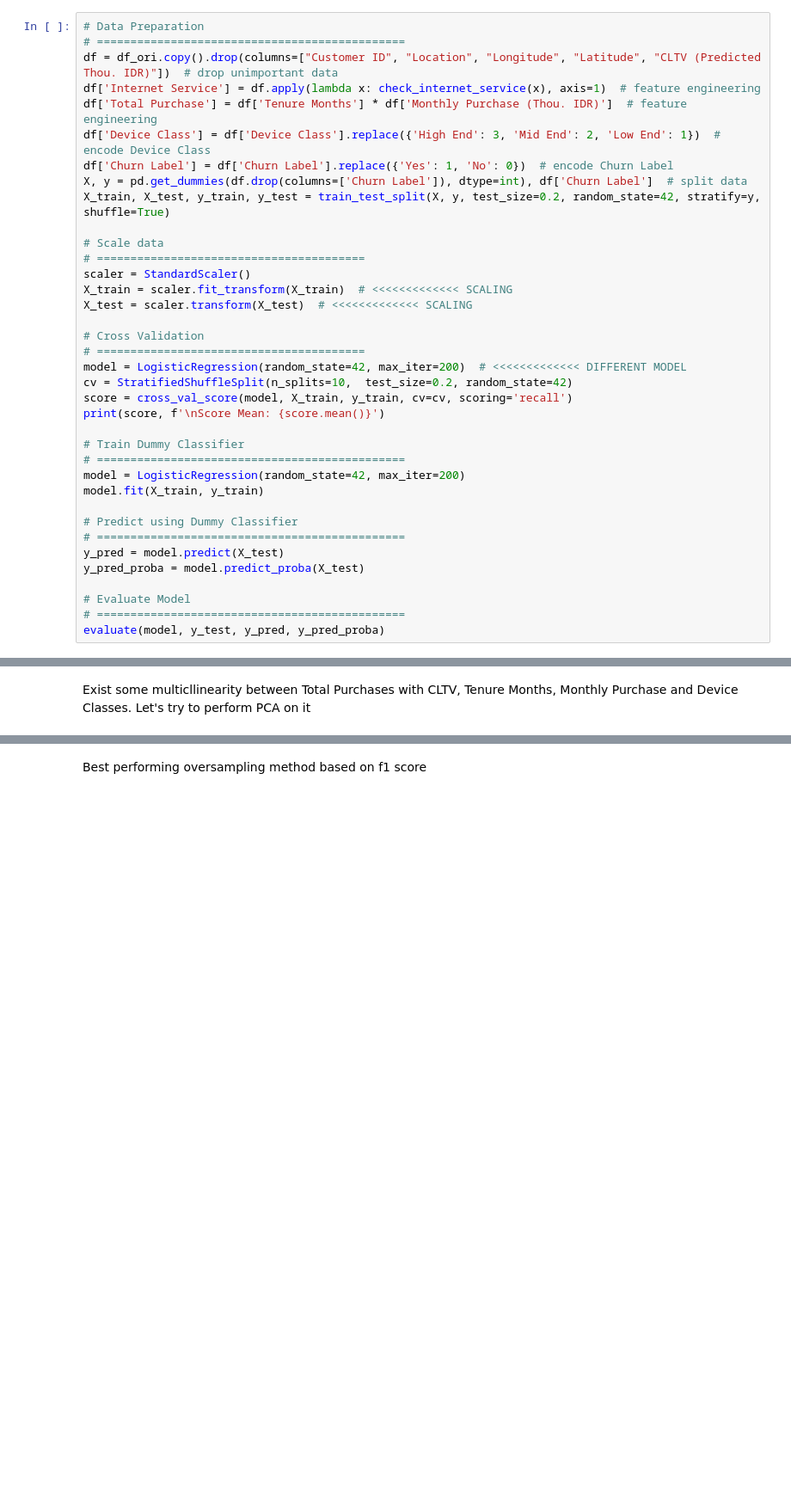
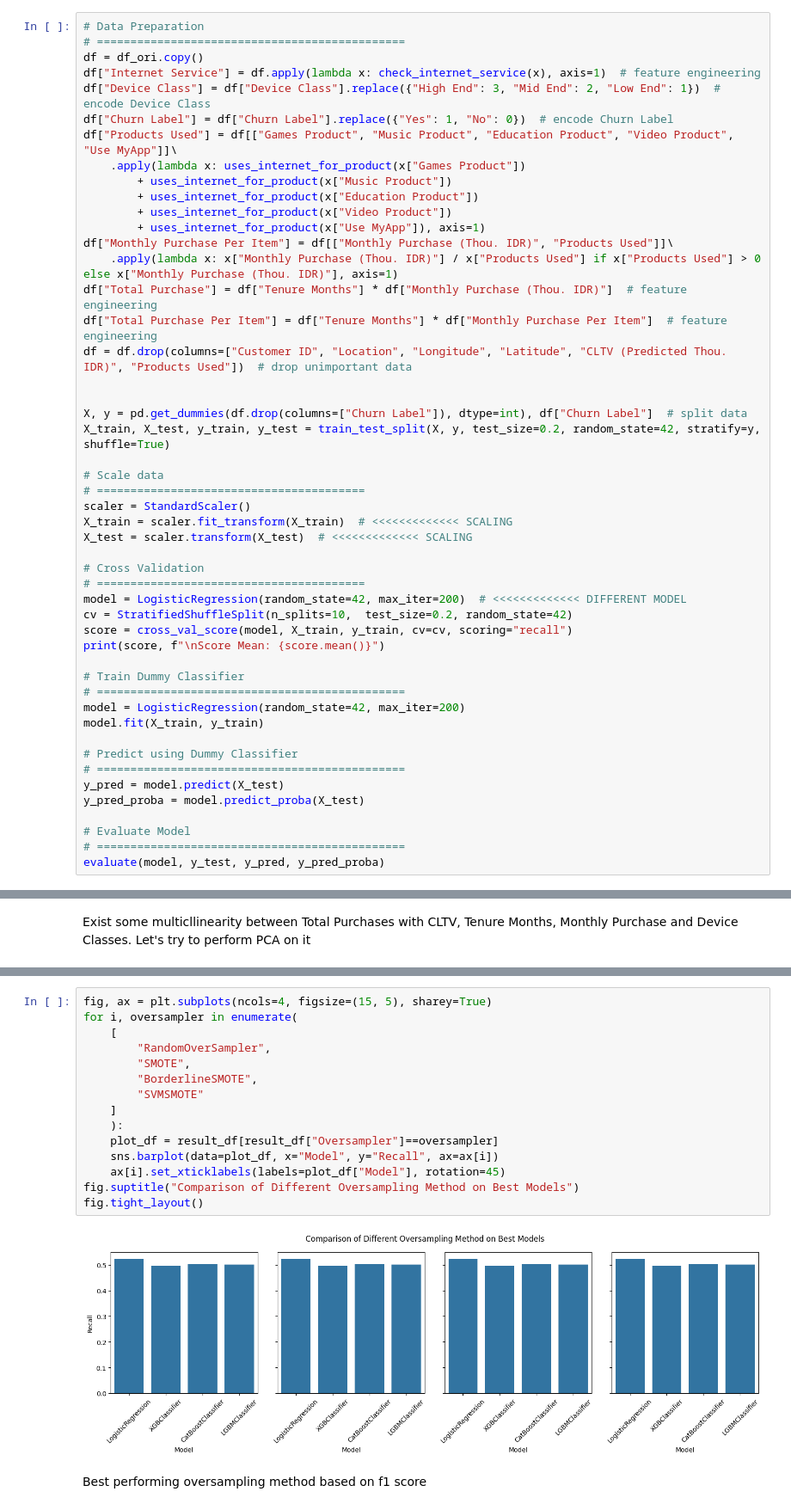
Before and after one commit to marcellinus-witarsah/data-challenge-dsw-2023, a Jupyter notebook: notebooks/03_churn_model.ipynb, the cells around one changed output, grey strips where cells are left out. Shown at 86% size. Saved outputs shown, nothing was run; the diff lists cells and outputs as text; blank space fills up the shorter version.

```diff
--- a/notebooks/03_churn_model.ipynb
+++ b/notebooks/03_churn_model.ipynb
@@ -679,12 +620,24 @@ def uses_internet_for_product(data):
 # %%
 # Data Preparation
 # ==============================================
-df = df_ori.copy().drop(columns=["Customer ID", "Location", "Longitude", "Latitude", "CLTV (Predicted Thou. IDR)"])  # drop unimportant data
-df['Internet Service'] = df.apply(lambda x: check_internet_service(x), axis=1)  # feature engineering
-df['Total Purchase'] = df['Tenure Months'] * df['Monthly Purchase (Thou. IDR)']  # feature engineering
-df['Device Class'] = df['Device Class'].replace({'High End': 3, 'Mid End': 2, 'Low End': 1})  # encode Device Class
-df['Churn Label'] = df['Churn Label'].replace({'Yes': 1, 'No': 0})  # encode Churn Label
-X, y = pd.get_dummies(df.drop(columns=['Churn Label']), dtype=int), df['Churn Label']  # split data
+df = df_ori.copy()
+df["Internet Service"] = df.apply(lambda x: check_internet_service(x), axis=1)  # feature engineering
+df["Device Class"] = df["Device Class"].replace({"High End": 3, "Mid End": 2, "Low End": 1})  # encode Device Class
+df["Churn Label"] = df["Churn Label"].replace({"Yes": 1, "No": 0})  # encode Churn Label
+df["Products Used"] = df[["Games Product", "Music Product", "Education Product", "Video Product", "Use MyApp"]]\
+    .apply(lambda x: uses_internet_for_product(x["Games Product"])
+        + uses_internet_for_product(x["Music Product"])
+        + uses_internet_for_product(x["Education Product"])
+        + uses_internet_for_product(x["Video Product"])
+        + uses_internet_for_product(x["Use MyApp"]), axis=1)
+df["Monthly Purchase Per Item"] = df[["Monthly Purchase (Thou. IDR)", "Products Used"]]\
+    .apply(lambda x: x["Monthly Purchase (Thou. IDR)"] / x["Products Used"] if x["Products Used"] > 0 else x["Monthly Purchase (Thou. IDR)"], axis=1)
+df["Total Purchase"] = df["Tenure Months"] * df["Monthly Purchase (Thou. IDR)"]  # feature engineering
+df["Total Purchase Per Item"] = df["Tenure Months"] * df["Monthly Purchase Per Item"]  # feature engineering
+df = df.drop(columns=["Customer ID", "Location", "Longitude", "Latitude", "CLTV (Predicted Thou. IDR)", "Products Used"])  # drop unimportant data
+
+
+X, y = pd.get_dummies(df.drop(columns=["Churn Label"]), dtype=int), df["Churn Label"]  # split data
 X_train, X_test, y_train, y_test = train_test_split(X, y, test_size=0.2, random_state=42, stratify=y, shuffle=True)
 
 # Scale data
@@ -697,8 +650,8 @@ X_test = scaler.transform(X_test)  # <<<<<<<<<<<<< SCALING
 # ========================================
 model = LogisticRegression(random_state=42, max_iter=200)  # <<<<<<<<<<<<< DIFFERENT MODEL
 cv = StratifiedShuffleSplit(n_splits=10,  test_size=0.2, random_state=42)
-score = cross_val_score(model, X_train, y_train, cv=cv, scoring='recall')
-print(score, f'\nScore Mean: {score.mean()}')
+score = cross_val_score(model, X_train, y_train, cv=cv, scoring="recall")
+print(score, f"\nScore Mean: {score.mean()}")
 
 # Train Dummy Classifier
 # ==============================================
@@ -801,2 +902,19 @@ result_df
+# %%
+fig, ax = plt.subplots(ncols=4, figsize=(15, 5), sharey=True)
+for i, oversampler in enumerate(
+    [
+        "RandomOverSampler",
+        "SMOTE",
+        "BorderlineSMOTE",
+        "SVMSMOTE"
+    ]
+    ):
+    plot_df = result_df[result_df["Oversampler"]==oversampler]
+    sns.barplot(data=plot_df, x="Model", y="Recall", ax=ax[i])
+    ax[i].set_xticklabels(labels=plot_df["Model"], rotation=45)
+fig.suptitle("Comparison of Different Oversampling Method on Best Models")
+fig.tight_layout()
+# %% [output]
+[figure, added]
 # %% [markdown]
 Best performing oversampling method based on f1 score
```
Also changed, not shown: parts of 46 cells of this notebook, 6 other files.
